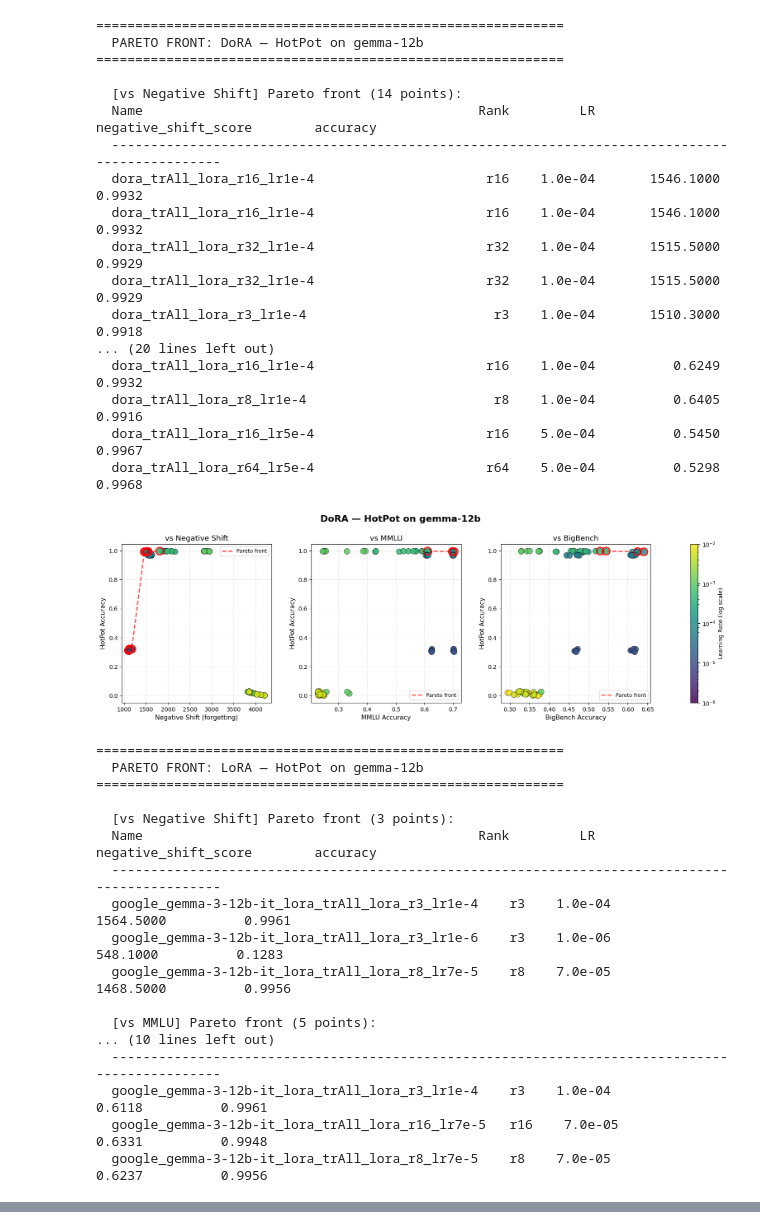
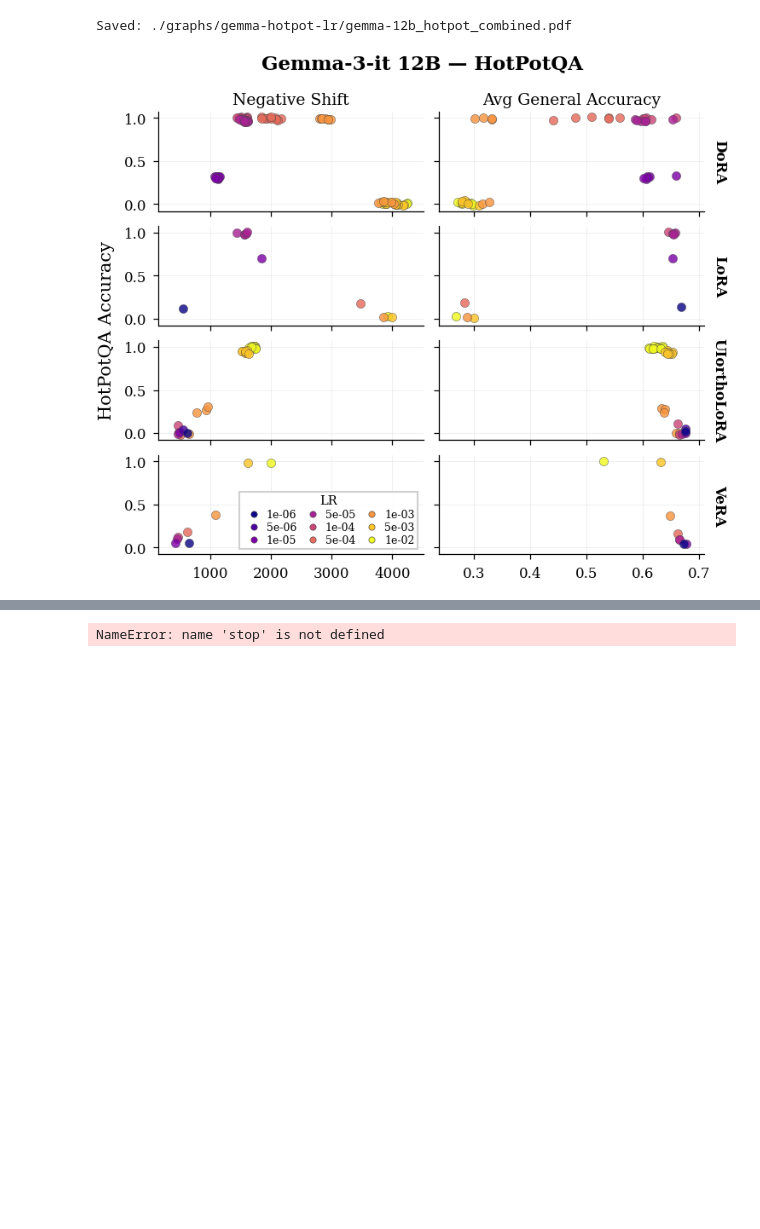
Before and after one commit to Guy-Bilitski/UIOrthoLoRA, a Jupyter notebook: notebooks/tuner_knowledge/src/analysis/analyze_results v2.ipynb, the cells around one changed output, grey strips where cells are left out. Cells and saved outputs as stored; diff of their text form; code cells hidden in the pictures; blank space fills up the shorter version.

```diff
--- a/notebooks/tuner_knowledge/src/analysis/analyze_results v2.ipynb
+++ b/notebooks/tuner_knowledge/src/analysis/analyze_results v2.ipynb
@@ -263,7 +311,6 @@ def extract_metadata(df, name_col='model_path'):
 
     df['lr'] = df.apply(get_lr, axis=1)
 
-    # Uses (?:s|sv) and (?:v|svec) to catch both naming conventions without capturing those letters
     regex_pattern = r'_(?:s|sv)(\d+)_(?:v|svec)(\d+)'
 
     def get_svals(row):
@@ -277,7 +324,6 @@ def extract_metadata(df, name_col='model_path'):
     df['svals'] = df.apply(get_svals, axis=1)
     df['svecs'] = df.apply(get_svecs, axis=1)
 
-    # Rank: svals for uiortholora, _r for others
     def get_rank(row):
         if 'rank' in row and pd.notnull(row['rank']):
             try: return int(float(row['rank']))
@@ -285,11 +331,9 @@ def extract_metadata(df, name_col='model_path'):
 
         name = str(row[name_col])
 
-        # Check UIorthoLoRA pattern first
         m_sv = re.search(regex_pattern, name)
         if m_sv: return int(m_sv.group(1))
 
-        # Check standard LoRA/VeRA _r pattern
         m_r = re.search(r'_r(\d+)', name)
         if m_r: return int(m_r.group(1))
 
@@ -301,13 +345,8 @@ def extract_metadata(df, name_col='model_path'):
 
 def align_and_merge(df_task, df_general, general_name_col='model_name',
                     task_name_col='raw_adapter_name', suffixes=('_task', '_gen')):
-    """
-    Aligns task results with general benchmark results (MMLU, BigBench, etc.)
-    by extracting the adapter name from potentially nested path columns.
-    """
     df_general = df_general.copy()
 
-    # Strip to just the adapter name (last path segment, remove 'models/' prefix)
     df_general['merge_key'] = (
         df_general[general_name_col]
         .str.replace('models/', '', n=1)
@@ -315,7 +354,6 @@ def align_and_merge(df_task, df_general, general_name_col='model_name',
         .str[-1]
     )
 
-    # Also normalize task side in case it has paths too
     df_task = df_task.copy()
     df_task['merge_key'] = (
         df_task[task_name_col]
@@ -341,18 +607,14 @@ def align_and_merge(df_task, df_general, general_name_col='model_name',
+# %%
+def plot_all_configs(merged_mmlu, merged_bigbench, model, task,
+                     neg_shift_col='negative_shift_score', save_path=None):
+    plot_adapter_2x2(
+        merged_mmlu, merged_bigbench,
+        model=model, task=task,
+        neg_shift_col=neg_shift_col,
+        save_path=save_path
+    )
 # %%
 def load_and_merge(model, task, threshold='0.8', filter_fn=None):
-    """
-    Load task, MMLU, and BigBench data for a given model/task config
-    and return merged DataFrames ready for plotting.
-
-    Parameters:
-        model: 'gemma-12b' or 'llama-3b'
-        task: 'triviaqa' or 'hotpotqa'
-        threshold: threshold string (default '0.8')
-        filter_fn: optional function to filter the merged DataFrames
-
-    Returns:
-        (merged_mmlu, merged_bigbench) tuple of DataFrames
-    """
     file_path = f'adapters_results/{task}/threshold_{threshold}/{model}.csv'
     mmlu_path = f'adapters_results/{task}/mmlu_summary.csv'
     bigbench_path = f'adapters_results/{task}/bigbench_summary.csv'
@@ -401,38 +662,5 @@ After filter: MMLU=155, BigBench=160
 # %%
-plot_all_configs(gemma_hotpot_mmlu, gemma_hotpot_bb, 'gemma-12b', 'hotpot', 'negative_shift_score')
+plot_all_configs(gemma_hotpot_mmlu, gemma_hotpot_bb, 'gemma-12b', 'hotpot', 'negative_shift_score', save_path="./graphs/gemma-hotpot-lr")
 # %% [output]
-============================================================
-  PARETO FRONT: DoRA — HotPot on gemma-12b
-============================================================
-
-  [vs Negative Shift] Pareto front (14 points):
-  Name                                           Rank         LR negative_shift_score        accuracy
-  -----------------------------------------------------------------------------------------------
-  dora_trAll_lora_r16_lr1e-4                      r16    1.0e-04       1546.1000          0.9932
-  dora_trAll_lora_r16_lr1e-4                      r16    1.0e-04       1546.1000          0.9932
-  dora_trAll_lora_r32_lr1e-4                      r32    1.0e-04       1515.5000          0.9929
-  dora_trAll_lora_r32_lr1e-4                      r32    1.0e-04       1515.5000          0.9929
-  dora_trAll_lora_r3_lr1e-4                        r3    1.0e-04       1510.3000          0.9918
-... (20 lines left out)
-  dora_trAll_lora_r16_lr1e-4                      r16    1.0e-04          0.6249          0.9932
-  dora_trAll_lora_r8_lr1e-4                        r8    1.0e-04          0.6405          0.9916
-  dora_trAll_lora_r16_lr5e-4                      r16    5.0e-04          0.5450          0.9967
-  dora_trAll_lora_r64_lr5e-4                      r64    5.0e-04          0.5298          0.9968
+Saved: ./graphs/gemma-hotpot-lr/gemma-12b_hotpot_combined.pdf
-[figure, old version]
+[figure, new version]
-============================================================
-  PARETO FRONT: LoRA — HotPot on gemma-12b
-============================================================
-
-  [vs Negative Shift] Pareto front (3 points):
-  Name                                           Rank         LR negative_shift_score        accuracy
-  -----------------------------------------------------------------------------------------------
-  google_gemma-3-12b-it_lora_trAll_lora_r3_lr1e-4    r3    1.0e-04       1564.5000          0.9961
-  google_gemma-3-12b-it_lora_trAll_lora_r3_lr1e-6    r3    1.0e-06        548.1000          0.1283
-  google_gemma-3-12b-it_lora_trAll_lora_r8_lr7e-5    r8    7.0e-05       1468.5000          0.9956
-
-  [vs MMLU] Pareto front (5 points):
-... (10 lines left out)
-  -----------------------------------------------------------------------------------------------
-  google_gemma-3-12b-it_lora_trAll_lora_r3_lr1e-4    r3    1.0e-04          0.6118          0.9961
-  google_gemma-3-12b-it_lora_trAll_lora_r16_lr7e-5   r16    7.0e-05          0.6331          0.9948
-  google_gemma-3-12b-it_lora_trAll_lora_r8_lr7e-5    r8    7.0e-05          0.6237          0.9956
@@ -598 +667,5 @@ def plot_combined_comparison(
+# %%
+stop
+# %% [output]
+NameError: name 'stop' is not defined
 # %%
```
Also changed, not shown: parts of 10 cells of this notebook, 24 other files.
